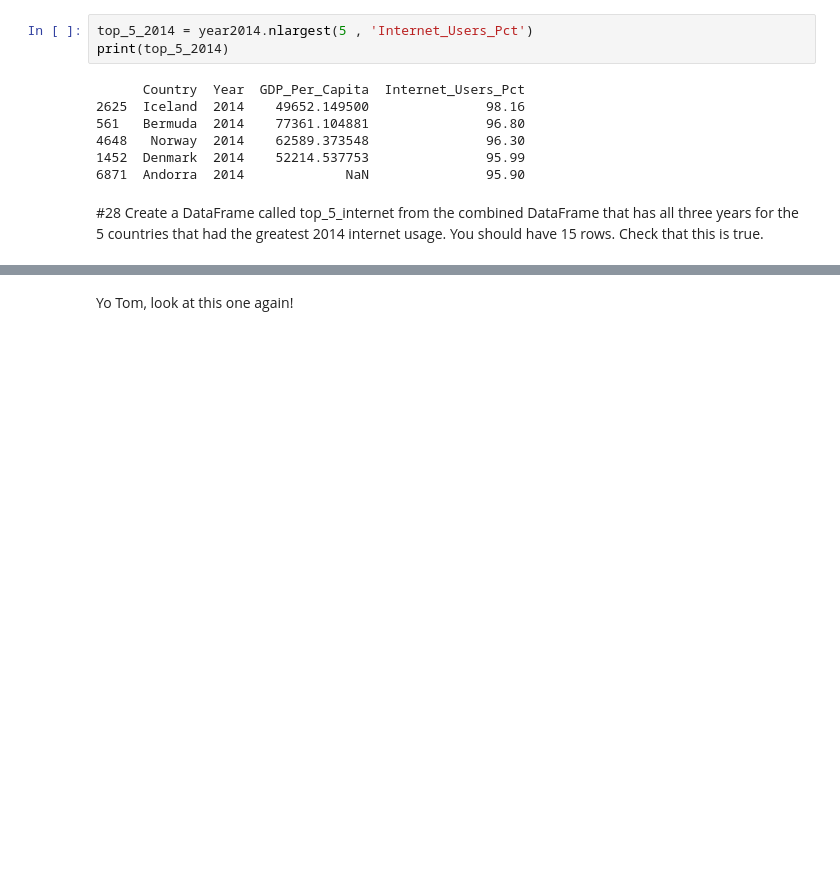
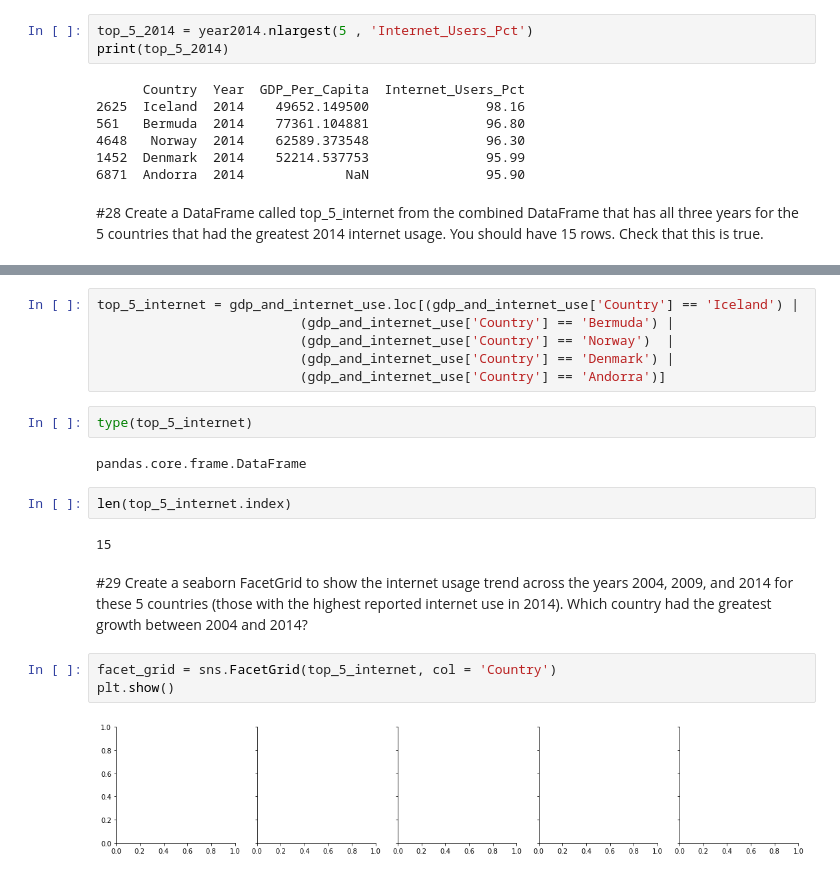
Before and after one commit to tomleewise/gdp-and-internet-usage-tomleewise, a Jupyter notebook: gdp_internet/gdp_internet.ipynb, the cells around one changed output, grey strips where cells are left out. Cells and saved outputs as stored; diff of their text form; blank space fills up the shorter version.

```diff
--- a/gdp_internet/gdp_internet.ipynb
+++ b/gdp_internet/gdp_internet.ipynb
@@ -377,2 +374,21 @@ top_5_2009 = year2009.nlargest(5, 'Internet_Users_Pct')
-# %% [markdown]
-Yo Tom, look at this one again!
+# %%
+top_5_internet = gdp_and_internet_use.loc[(gdp_and_internet_use['Country'] == 'Iceland') |
+                          (gdp_and_internet_use['Country'] == 'Bermuda') |
+                          (gdp_and_internet_use['Country'] == 'Norway')  |
+                          (gdp_and_internet_use['Country'] == 'Denmark') |
+                          (gdp_and_internet_use['Country'] == 'Andorra')]
+# %%
+type(top_5_internet)
+# %% [output]
+pandas.core.frame.DataFrame
+# %%
+len(top_5_internet.index)
+# %% [output]
+15
+# %% [markdown]
+#29 Create a seaborn FacetGrid to show the internet usage trend across the years 2004, 2009, and 2014 for these 5 countries (those with the highest reported internet use in 2014). Which country had the greatest growth between 2004 and 2014?
+# %%
+facet_grid = sns.FacetGrid(top_5_internet, col = 'Country')
+plt.show()
+# %% [output]
+[figure, added]
```
Also changed, not shown: parts of 25 cells of this notebook.
